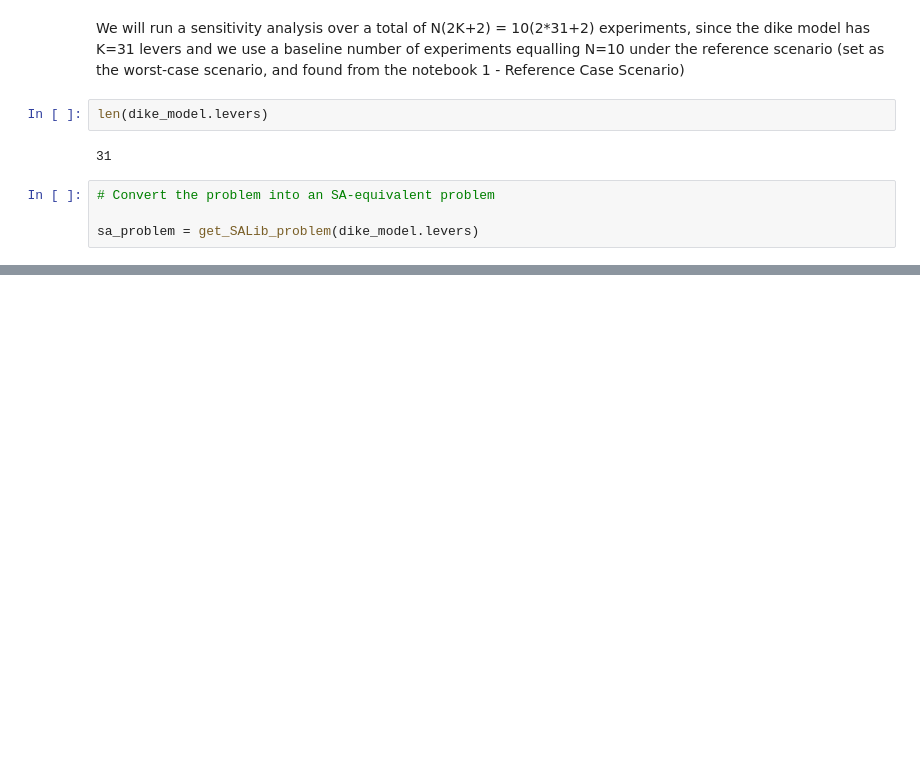
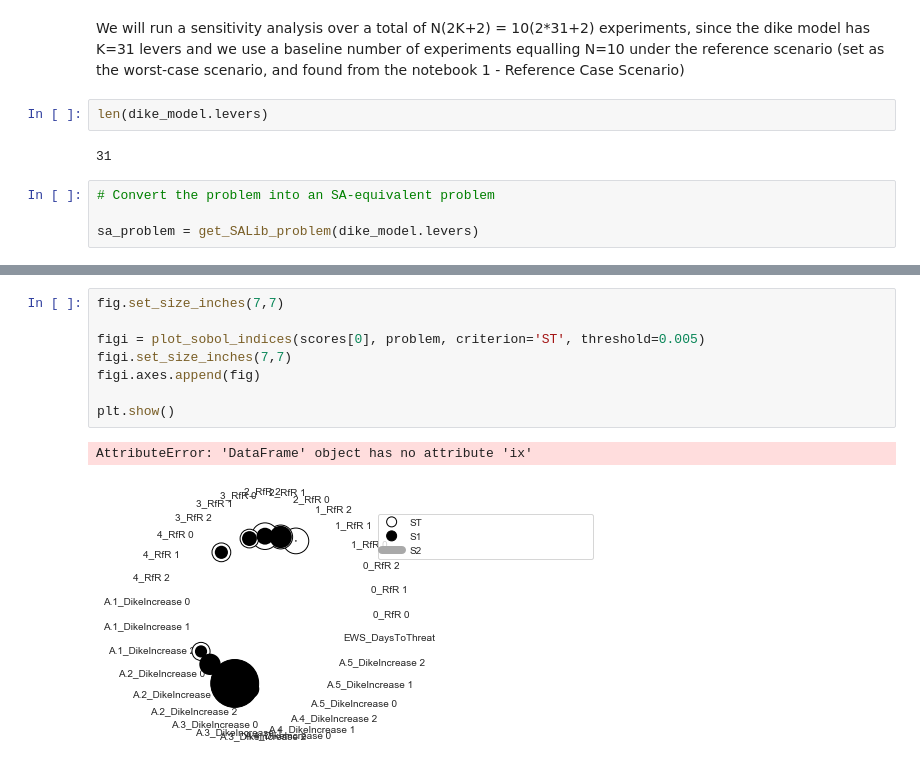
Before and after one commit to herzogrh/model-based-decision-making, a Jupyter notebook: model/Sensitivity Analysis.ipynb, the cells around one changed output, grey strips where cells are left out. Drawn from its saved outputs; the diff is of its cells as text; blank space fills up the shorter version.

```diff
--- a/model/Sensitivity Analysis.ipynb
+++ b/model/Sensitivity Analysis.ipynb
@@ -157,0 +212,11 @@ save_results(l_results, 'Sobol_results_levers_10ex_RefScenario.tar.gz')
+# %%
+fig.set_size_inches(7,7)
+
+figi = plot_sobol_indices(scores[0], problem, criterion='ST', threshold=0.005)
+figi.set_size_inches(7,7)
+figi.axes.append(fig)
+
+plt.show()
+# %% [output]
+AttributeError: 'DataFrame' object has no attribute 'ix'
+[figure, added]
```
Also changed, not shown: parts of 11 cells of this notebook, 3 other files.
